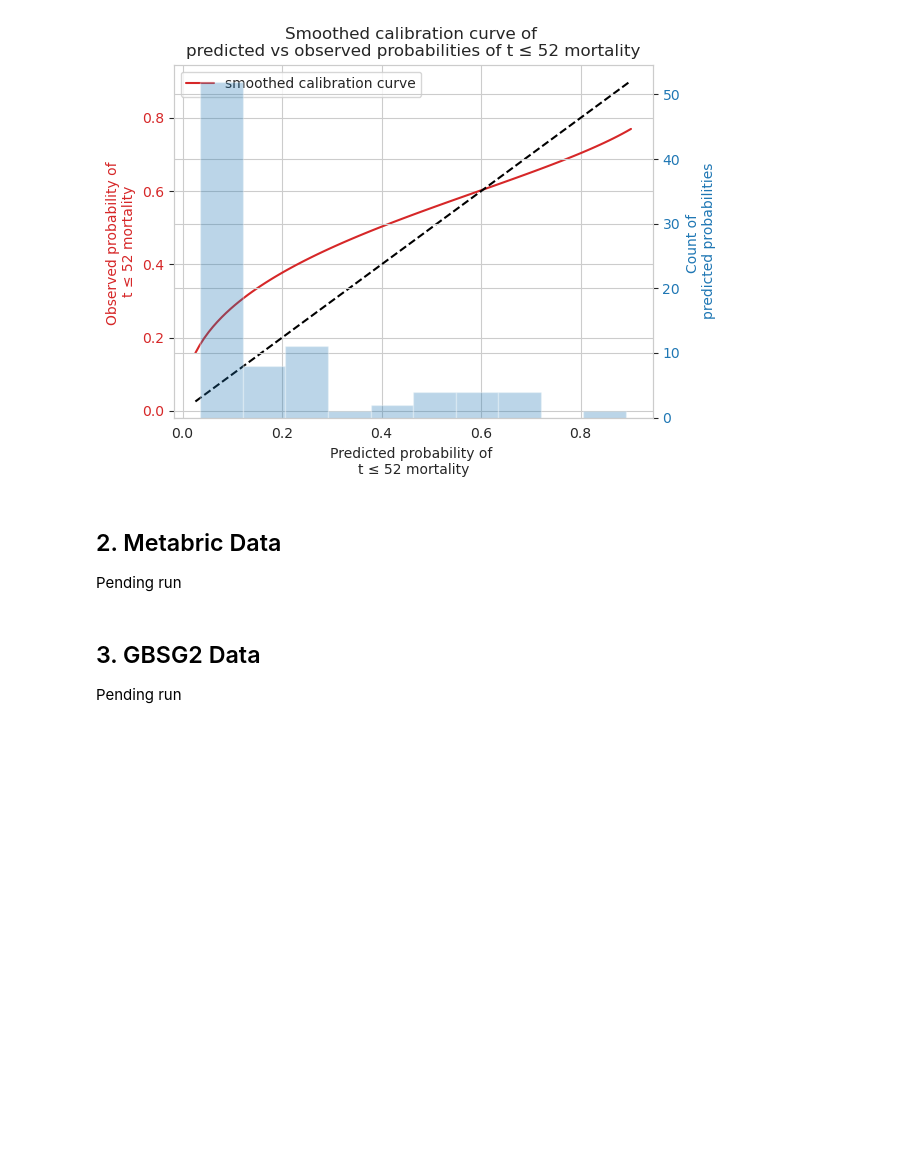
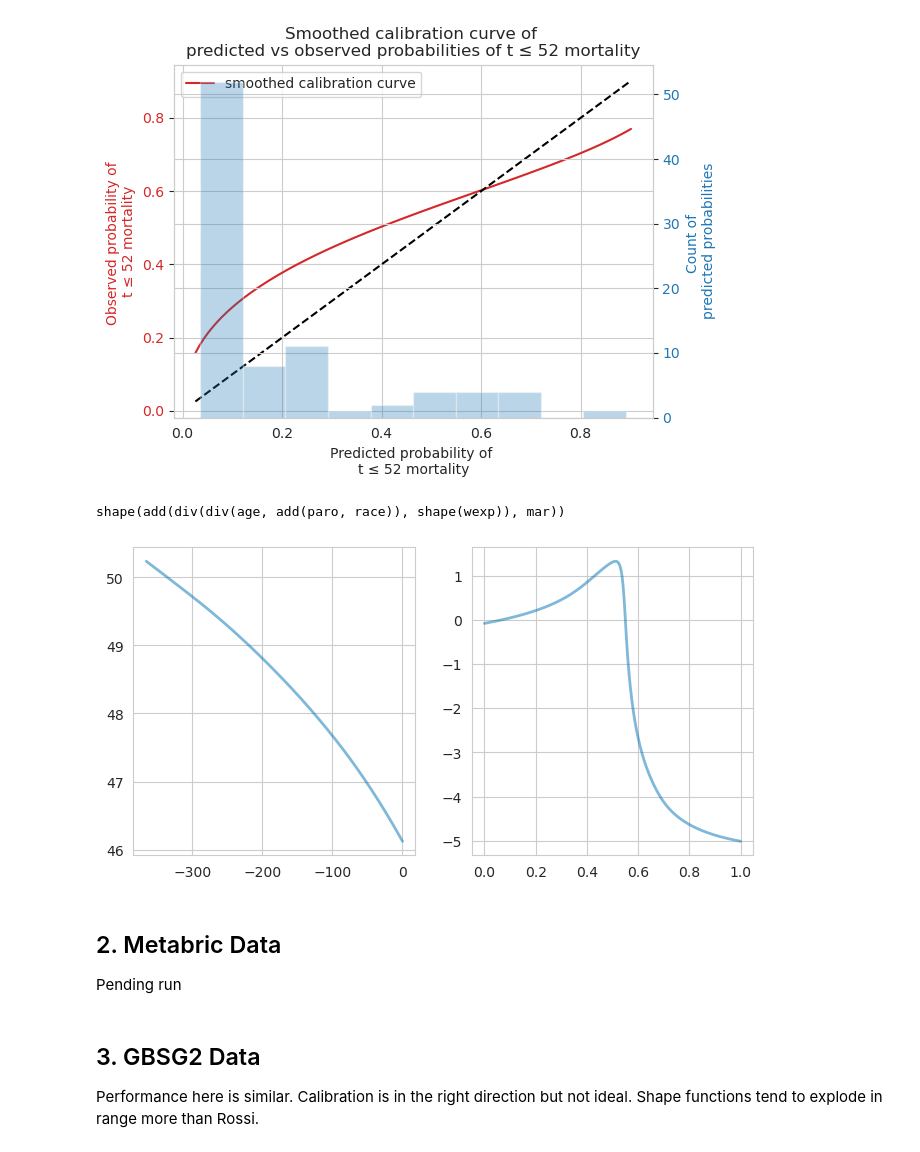
Before and after one commit to steliosbl/SurvSHAREs, a Jupyter notebook: share_evaluation.ipynb, the cells around one changed output. Cells and saved outputs as stored; diff of their text form; code cells hidden in the pictures; blank space fills up the shorter version.

Commit message:
Evaluated for rossi and gbsg2

```diff
--- a/share_evaluation.ipynb
+++ b/share_evaluation.ipynb
@@ -40,5 +21,16 @@ X_train, X_test, T_train, T_test, E_train, E_test = train_test_split(
 # %% [markdown]
 ## 1. Rossi Data
+# %%
+from datasets import Rossi, Metabric, GBSG2
+from sklearn.model_selection import train_test_split
+
+dataset = Rossi()
+X, T, E = dataset.load(normalise=False)
+feature_names = dataset.features
+
+X_train, X_test, T_train, T_test, E_train, E_test = train_test_split(
+    X, T, E, test_size=0.2, random_state=42
+)
 # %%
 variant = 'rossi_pll_shrink'
 checkpoint_dir = Path(f'data/checkpoints/{variant}')
@@ -131,9 +123,30 @@ E50 =  0.14905805556022222
  np.float64(0.1373458233381601),
  np.float64(0.14905805556022222))
 [figure]
+# %%
+def shape_plot(shape, range_min, range_max):
+    shape.to(torch.device('cpu')).eval()
+    t = np.linspace(range_min, range_max, 1000)
+    with torch.no_grad():
+        y = shape(torch.from_numpy(t).float()).numpy().flatten()
+    return (t, y)
+
+n_shapes = len(esr_best._program.model.shape_functions)
+ranges = esr_best.get_shape_ranges(pd.DataFrame(X_test, columns=feature_names))
+print(esr_best)
+fix, ax = plt.subplots(1, 2, figsize=(8, 4))
+ax = ax.ravel()
+
+for i, shape in enumerate(esr_best._program.model.shape_functions):
+    t, y = shape_plot(shape, ranges[i][0], ranges[i][1])
+    ax[i].plot(t, y, linewidth=2.0, alpha=0.5)
+# %% [output]
+shape(add(div(div(age, add(paro, race)), shape(wexp)), mar))
+[figure, added]
 # %% [markdown]
 ## 2. Metabric Data
 Pending run
 # %% [markdown]
 ## 3. GBSG2 Data
-Pending run
+
+Performance here is similar. Calibration is in the right direction but not ideal. Shape functions tend to explode in range more than Rossi.
```
Also changed, not shown: parts of 9 cells of this notebook.
